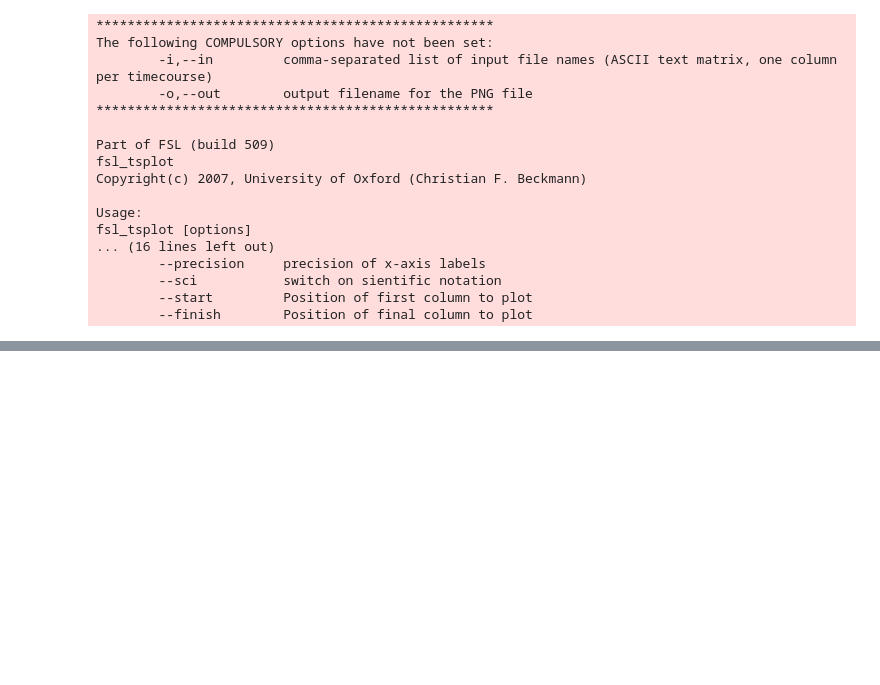
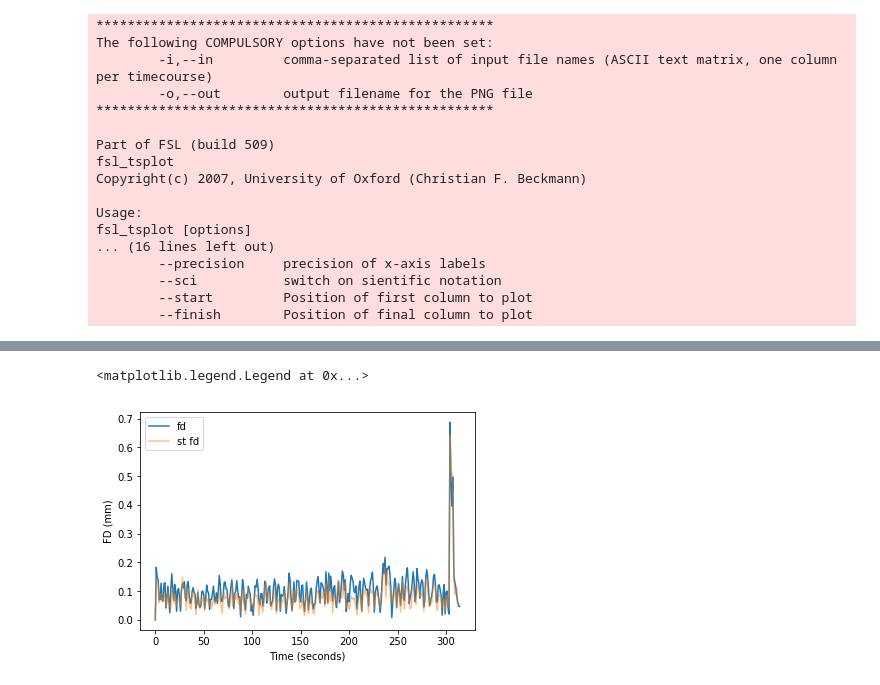
Before and after one commit to uiowa-mri-course-2018/Labs, a Jupyter notebook: 05-Lab/Motion correction and slice timing.ipynb, the cells around one changed output, grey strips where cells are left out. Cells and saved outputs as stored; diff of their text form; code cells hidden in the pictures; blank space fills up the shorter version.

```diff
--- a/05-Lab/Motion correction and slice timing.ipynb
+++ b/05-Lab/Motion correction and slice timing.ipynb
@@ -248,0 +382,12 @@ Compare to fd and dvars:
+# %%
+fd = pd.read_table('fd_ts', header=None)
+fd_st = pd.read_table('fd_st_ts', header=None)
+plt.plot(fd,label='fd')
+plt.plot(fd_st,label='st fd',alpha=.5)
+
+plt.xlabel('Time (seconds)')
+plt.ylabel('FD (mm)')
+plt.legend(loc='best')
+# %% [output]
+<matplotlib.legend.Legend at 0x...>
+[figure, added]
```
Also changed, not shown: parts of 17 cells of this notebook.
